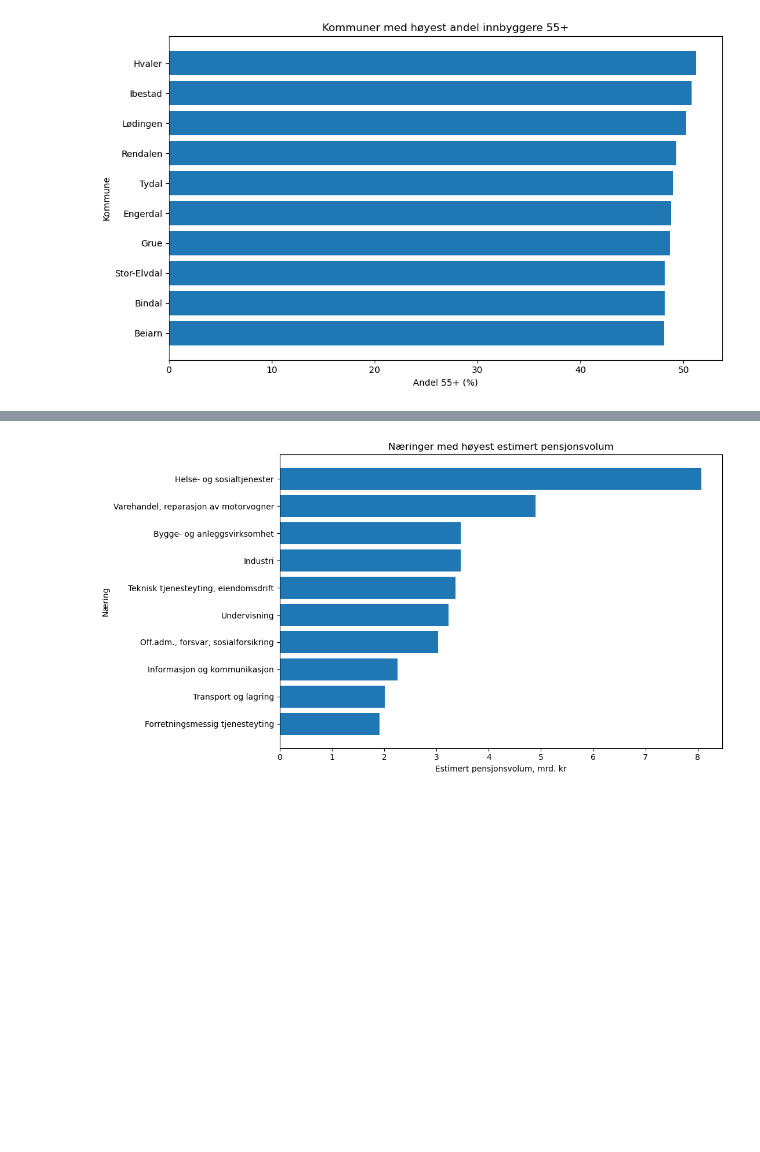
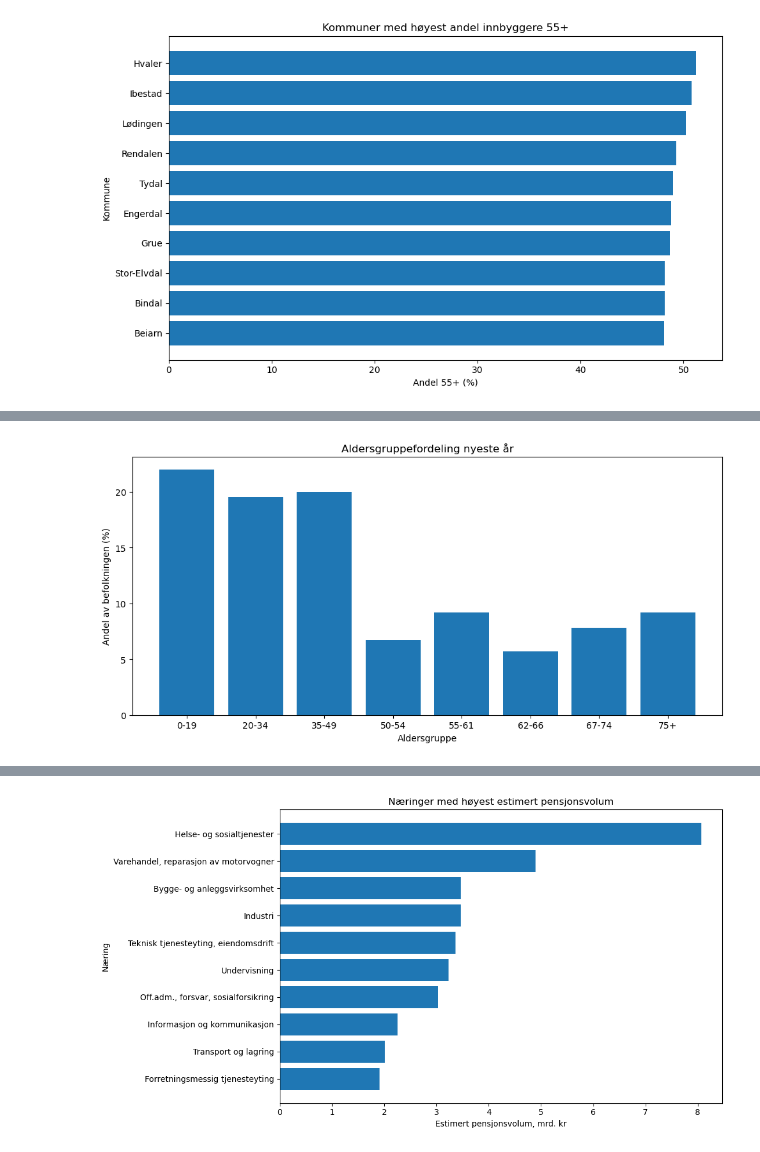
Before and after one commit to FredrikVE/Pensjon-Lakehouse, a Jupyter notebook: notebooks/01_pensjonsdemografi_og_pensjonsvolum.ipynb, the cells around one changed output, grey strips where cells are left out. Cells and saved outputs as stored; diff of their text form; code cells hidden in the pictures; blank space fills up the shorter version.

```diff
--- a/notebooks/01_pensjonsdemografi_og_pensjonsvolum.ipynb
+++ b/notebooks/01_pensjonsdemografi_og_pensjonsvolum.ipynb
@@ -170,0 +183,12 @@ plt.show()
+# %%
+df_aldersfordeling = db.execute(f"""
+    SELECT
+        aldersgruppe,
+        aldersgruppe_sortering,
+        befolkning,
+        CAST(ROUND(andel * 100, 1) AS DECIMAL(5, 1)) AS andel_prosent
+    FROM read_parquet('{GOLD}/aldersgruppe_fordeling_siste_ar.parquet')
+    ORDER BY aldersgruppe_sortering
+""").fetchdf()
+
+df_aldersfordeling
@@ -170,0 +205,15 @@ plt.show()
+# %%
+plt.figure(figsize=(10, 5))
+
+plt.bar(
+    df_aldersfordeling["aldersgruppe"],
+    df_aldersfordeling["andel_prosent"],
+)
+
+plt.title("Aldersgruppefordeling nyeste år")
+plt.xlabel("Aldersgruppe")
+plt.ylabel("Andel av befolkningen (%)")
+plt.tight_layout()
+plt.show()
+# %% [output]
+[figure, added]
```
Also changed, not shown: parts of 30 cells of this notebook, 13 other files.
